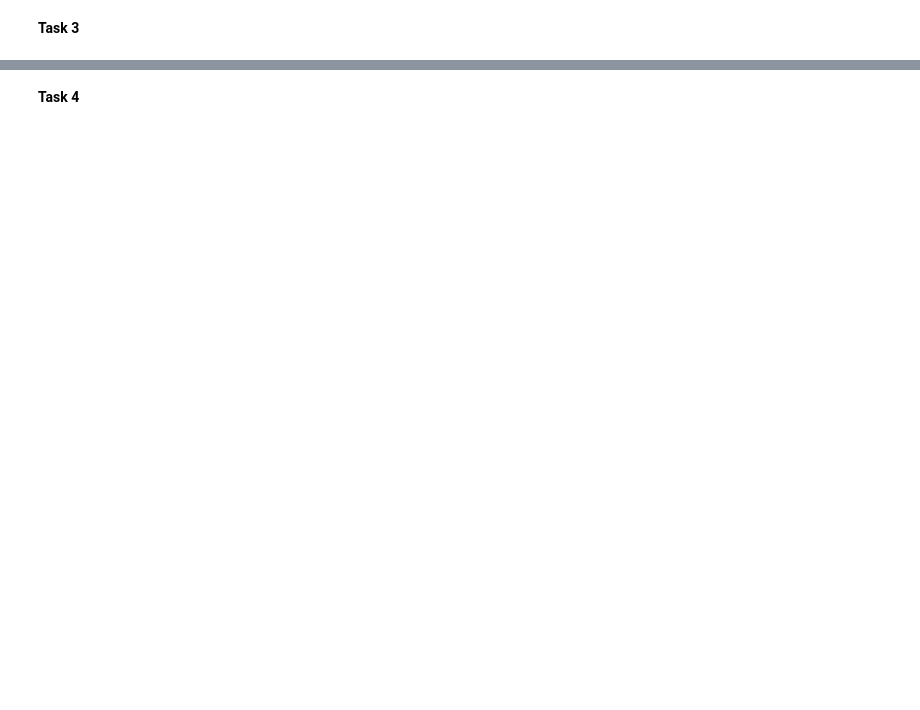
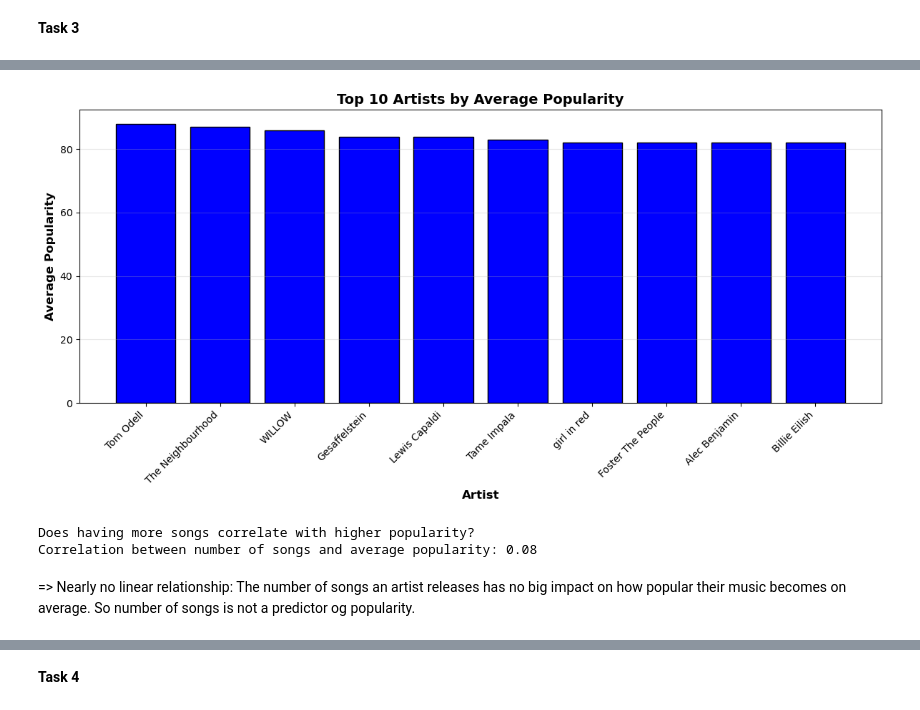
Before and after one commit to benzartimelek/Spotify_exploration, a Jupyter notebook: lab_draft.ipynb, the cells around one changed output, grey strips where cells are left out. Cells and saved outputs as stored; diff of their text form; code cells hidden in the pictures; blank space fills up the shorter version.

```diff
--- a/lab_draft.ipynb
+++ b/lab_draft.ipynb
@@ -431,0 +462,30 @@ if len(very_high) > 0:
+# %%
+# Bar chart showing top 10 artists by average popularity
+top_artists_popularity = df.groupby('artist')['popularity'].mean().sort_values(ascending=False).head(10)
+plt.figure(figsize=(12, 6))
+plt.bar(top_artists_popularity.index, top_artists_popularity.values, color='blue', edgecolor='black')
+plt.xlabel('Artist', fontsize=12, fontweight='bold')
+plt.ylabel('Average Popularity', fontsize=12, fontweight='bold')
+plt.title('Top 10 Artists by Average Popularity', fontsize=14, fontweight='bold')
+plt.xticks(rotation=45, ha='right')
+plt.grid(axis='y', alpha=0.3)
+plt.tight_layout()
+plt.show()
+# %% [output]
+[figure, added]
+# %%
+# Does having more songs correlate with higher popularity?
+artist_song_counts = df['artist'].value_counts()
+artist_avg_popularity = df.groupby('artist')['popularity'].mean()
+correlation_df = pd.DataFrame({
+    'song_count': artist_song_counts,
+    'avg_popularity': artist_avg_popularity
+}).dropna()
+correlation = correlation_df['song_count'].corr(correlation_df['avg_popularity'])
+print("Does having more songs correlate with higher popularity?")
+print(f'Correlation between number of songs and average popularity: {correlation:.2f}')
+# %% [output]
+Does having more songs correlate with higher popularity?
+Correlation between number of songs and average popularity: 0.08
+# %% [markdown]
+=> Nearly no linear relationship: The number of songs an artist releases has no big impact on how popular their music becomes on average. So number of songs is not a predictor og popularity.
```
Also changed, not shown: parts of 16 cells of this notebook.
